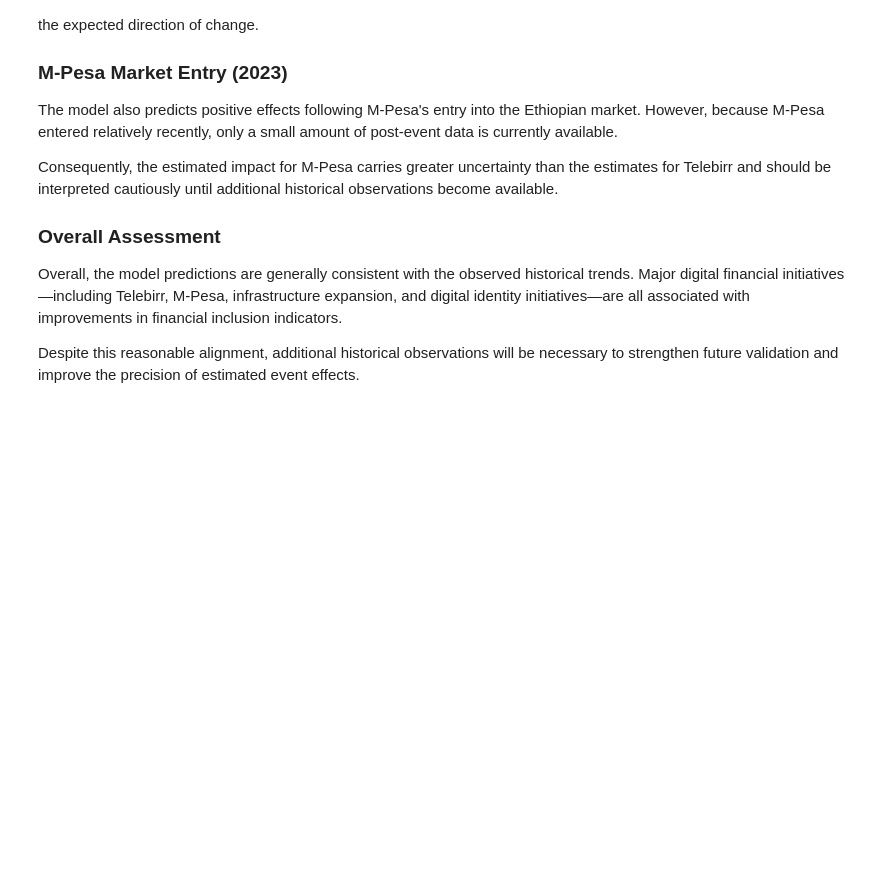
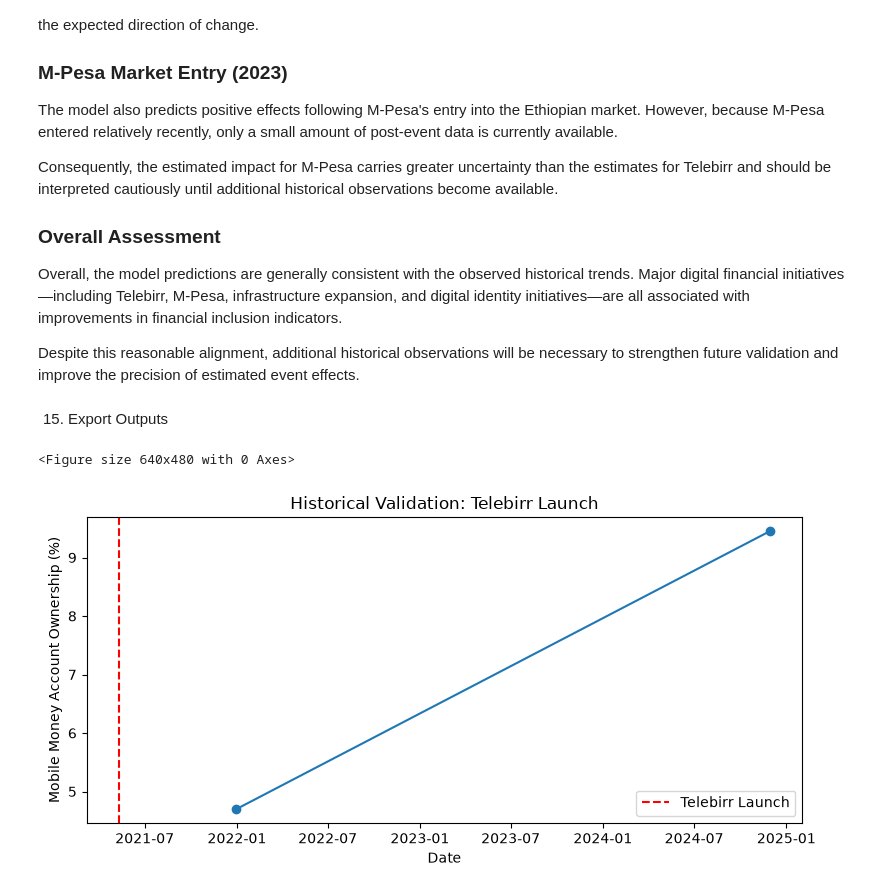
Before and after one commit to Lalisecf/ethiopia-fi-forecast-week11, a Jupyter notebook: notebooks/task3_event_impact_modeling.ipynb, the cells around one changed output. Saved outputs shown, nothing was run; the diff lists cells and outputs as text; code cells hidden in the pictures; blank space fills up the shorter version.

Commit message:
task3: export event modeling outputs

```diff
--- a/notebooks/task3_event_impact_modeling.ipynb
+++ b/notebooks/task3_event_impact_modeling.ipynb
@@ -684,3 +684,5 @@ Consequently, the estimated impact for M-Pesa carries greater uncertainty than t
 Overall, the model predictions are generally consistent with the observed historical trends. Major digital financial initiatives—including Telebirr, M-Pesa, infrastructure expansion, and digital identity initiatives—are all associated with improvements in financial inclusion indicators.
 
 Despite this reasonable alignment, additional historical observations will be necessary to strengthen future validation and improve the precision of estimated event effects.
+# %% [markdown]
+15. Export Outputs
@@ -686,0 +695,46 @@ Despite this reasonable alignment, additional historical observations will be ne
+# %%
+#Save Association Heatmap
+from pathlib import Path
+
+FIGURES = Path("../reports/figures")
+FIGURES.mkdir(parents=True, exist_ok=True)
+
+plt.savefig(
+    FIGURES / "association_heatmap.png",
+    dpi=300,
+    bbox_inches="tight"
+)
+# %% [output]
+<Figure size 640x480 with 0 Axes>
+# %%
+#Save Telebirr Validation Figure
+plt.figure(figsize=(8,4))
+
+plt.plot(
+    mm["observation_date"],
+    mm["value_numeric"],
+    marker="o"
+)
+
+plt.axvline(
+    pd.Timestamp("2021-05-11"),
+    linestyle="--",
+    color="red",
+    label="Telebirr Launch"
+)
+
+plt.title("Historical Validation: Telebirr Launch")
+plt.xlabel("Date")
+plt.ylabel("Mobile Money Account Ownership (%)")
+plt.legend()
+plt.tight_layout()
+
+plt.savefig(
+    FIGURES / "telebirr_validation.png",
+    dpi=300,
+    bbox_inches="tight"
+)
+
+plt.show()
+# %% [output]
+[figure, added]
```
Also changed, not shown: parts of 2 cells of this notebook, 2 other files.
